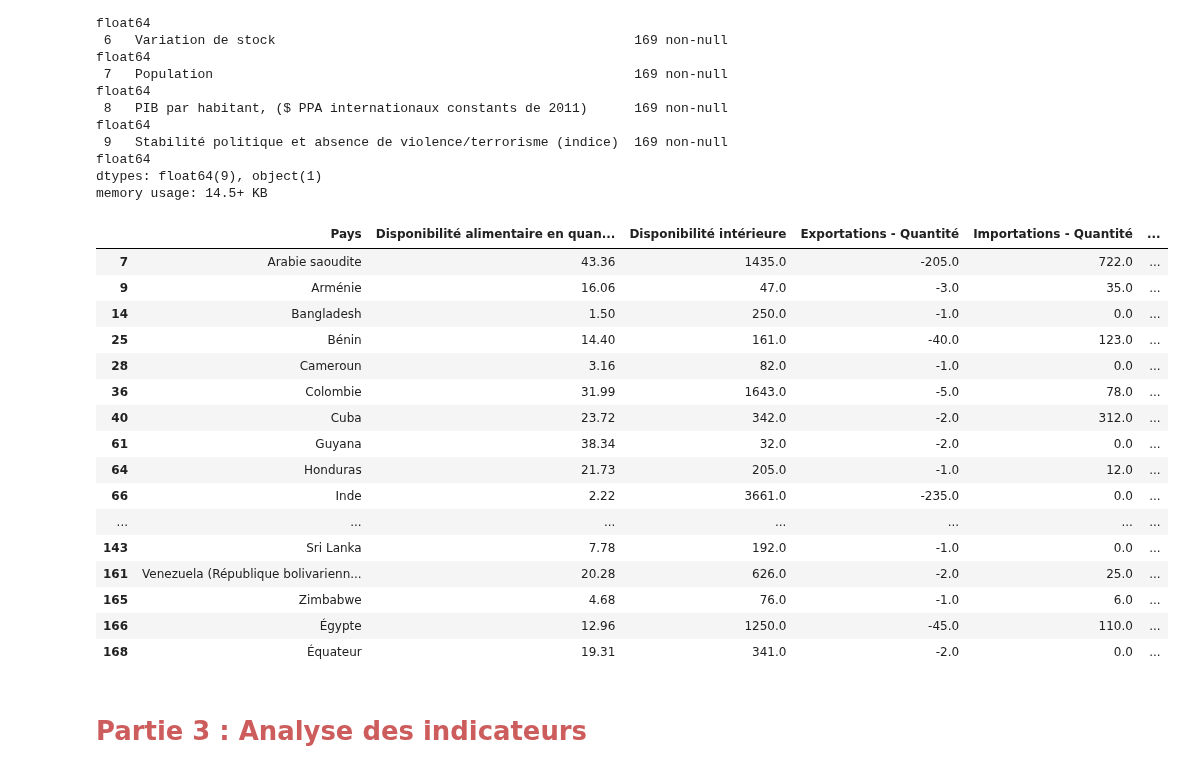
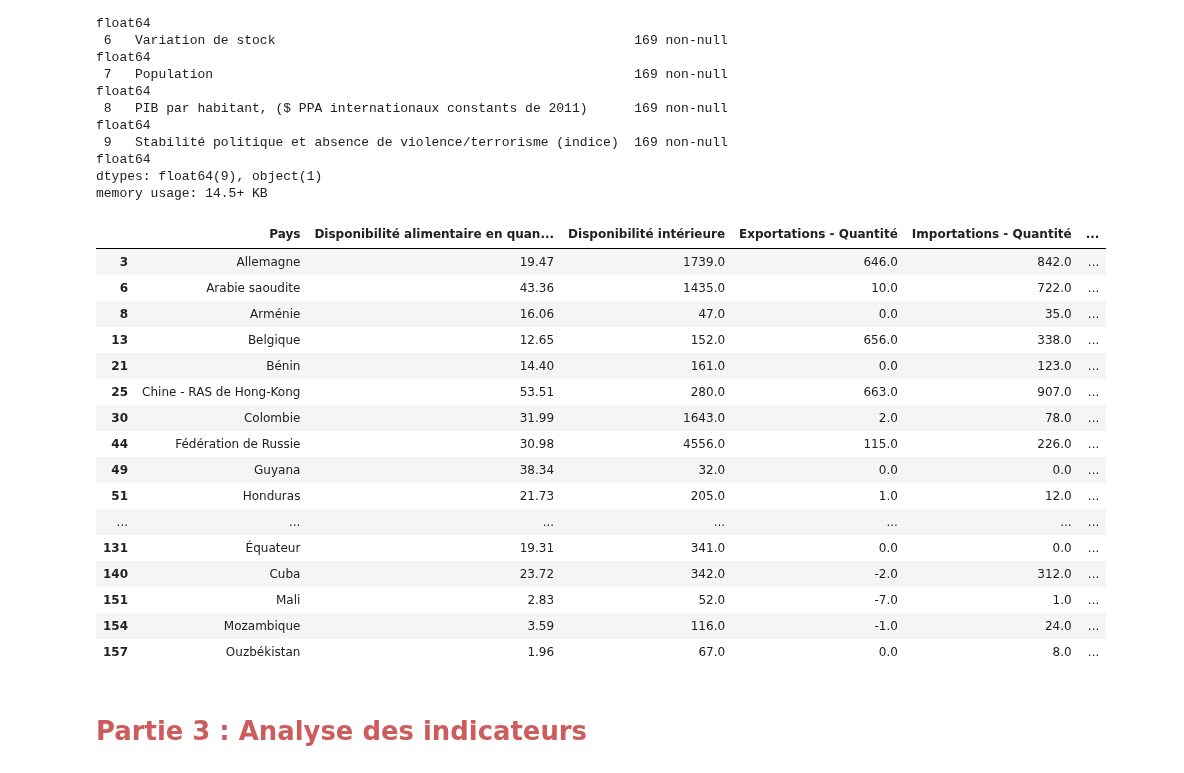
Before and after one commit to Randasabag/Etude-de-march-de-la-poule-qui-chante-avec-Python, a Jupyter notebook: projet9.ipynb, the cells around one changed output. Cells and saved outputs as stored; diff of their text form; code cells hidden in the pictures.

```diff
--- a/projet9.ipynb
+++ b/projet9.ipynb
@@ -340,3 +446,0 @@ df1
-# %%
-df_dispovol['Exportations - Quantité']=df_dispovol['Production']+df_dispovol['Importations - Quantité']+df_dispovol['Variation de stock']-df_dispovol['Disponibilité intérieure']
-df_dispovol.head()
@@ -356,3 +446,0 @@ df_dispovol[df_dispovol['Exportations - Quantité'].isna()]
-# %%
-df_dispovol['Importations - Quantité']=df_dispovol['Exportations - Quantité']-df_dispovol['Production']-df_dispovol['Variation de stock']+df_dispovol['Disponibilité intérieure']
-df_dispovol.tail()
@@ -370,16 +446,0 @@ df_dispovol[df_dispovol['Importations - Quantité'].isna()]
-# %%
-#Affectation des valeurs manquantes par les valeurs trouvées dans mes recherches
-df_dispovol.loc[df_dispovol['Pays'] == 'Pérou','Exportations - Quantité'] = 1
-df_dispovol.loc[df_dispovol['Pays'] == 'Pérou','Importations - Quantité'] = 60
-df_dispovol.loc[df_dispovol['Pays'] == 'Pérou','Variation de stock'] = 0
-df_dispovol.loc[df_dispovol['Pays'] == 'Ouzbékistan','Importations - Quantité'] = 8
-df_dispovol.loc[df_dispovol['Pays'] == 'Ouzbékistan','Disponibilité intérieure'] = 67
-df_dispovol.loc[df_dispovol['Pays'] == 'Ouzbékistan','Production'] = 58
-df_dispovol.loc[df_dispovol['Pays'] == 'Ouzbékistan','Variation de stock'] = -2
-df_dispovol.loc[df_dispovol['Pays'] == 'Ouzbékistan','Exportations - Quantité'] = 0
-df_dispovol.loc[df_dispovol['Pays'] == 'Djibouti','Importations - Quantité'] = 3
-df_dispovol.loc[df_dispovol['Pays'] == 'Maldives','Importations - Quantité'] = 12
-df_dispovol.loc[df_dispovol['Pays'] == 'République démocratique populaire lao','Importations - Quantité'] = 5
-df_dispovol.loc[df_dispovol['Pays'] == 'République démocratique populaire lao','Production'] = 33
-df_dispovol.loc[df_dispovol['Pays'] == 'République démocratique populaire lao','Variation de stock'] = 0
-df_dispovol.loc[df_dispovol['Pays'] == 'République démocratique populaire lao','Disponibilité intérieure'] = 38
@@ -410,5 +446,0 @@ dtype: int64
-# %%
-#Il reste toujours 4 valeurs manquantes pour l'exportation et la production des Maldives et Djibouti
-#que je vais remplacer par 0
-df_dispovol=df_dispovol.fillna(0)
-df_dispovol.head()
@@ -694,26 +728,26 @@ Data columns (total 10 columns):
 dtypes: float64(9), object(1)
 memory usage: 14.5+ KB
 # %%
-#récupère la ligne où le prix est négatif
-df_final_negatif=df_final[df_final['Exportations - Quantité']<0]
+#récupère la ligne où la dispo est négatif
+df_final_negatif=df_final[df_final['Variation de stock']<0]
 df_final_negatif
 # %% [output]
 |  | Pays | Disponibilité alimentaire en quan... | Disponibilité intérieure | Exportations - Quantité | Importations - Quantité | ... |
-| 7 | Arabie saoudite | 43.36 | 1435.0 | -205.0 | 722.0 | ... |
-| 9 | Arménie | 16.06 | 47.0 | -3.0 | 35.0 | ... |
-| 14 | Bangladesh | 1.50 | 250.0 | -1.0 | 0.0 | ... |
-| 25 | Bénin | 14.40 | 161.0 | -40.0 | 123.0 | ... |
-| 28 | Cameroun | 3.16 | 82.0 | -1.0 | 0.0 | ... |
-| 36 | Colombie | 31.99 | 1643.0 | -5.0 | 78.0 | ... |
-| 40 | Cuba | 23.72 | 342.0 | -2.0 | 312.0 | ... |
-| 61 | Guyana | 38.34 | 32.0 | -2.0 | 0.0 | ... |
-| 64 | Honduras | 21.73 | 205.0 | -1.0 | 12.0 | ... |
-| 66 | Inde | 2.22 | 3661.0 | -235.0 | 0.0 | ... |
+| 3 | Allemagne | 19.47 | 1739.0 | 646.0 | 842.0 | ... |
+| 6 | Arabie saoudite | 43.36 | 1435.0 | 10.0 | 722.0 | ... |
+| 8 | Arménie | 16.06 | 47.0 | 0.0 | 35.0 | ... |
+| 13 | Belgique | 12.65 | 152.0 | 656.0 | 338.0 | ... |
+| 21 | Bénin | 14.40 | 161.0 | 0.0 | 123.0 | ... |
+| 25 | Chine - RAS de Hong-Kong | 53.51 | 280.0 | 663.0 | 907.0 | ... |
+| 30 | Colombie | 31.99 | 1643.0 | 2.0 | 78.0 | ... |
+| 44 | Fédération de Russie | 30.98 | 4556.0 | 115.0 | 226.0 | ... |
+| 49 | Guyana | 38.34 | 32.0 | 0.0 | 0.0 | ... |
+| 51 | Honduras | 21.73 | 205.0 | 1.0 | 12.0 | ... |
 | ... | ... | ... | ... | ... | ... | ... |
-| 143 | Sri Lanka | 7.78 | 192.0 | -1.0 | 0.0 | ... |
-| 161 | Venezuela (République bolivarienn... | 20.28 | 626.0 | -2.0 | 25.0 | ... |
-| 165 | Zimbabwe | 4.68 | 76.0 | -1.0 | 6.0 | ... |
-| 166 | Égypte | 12.96 | 1250.0 | -45.0 | 110.0 | ... |
-| 168 | Équateur | 19.31 | 341.0 | -2.0 | 0.0 | ... |
+| 131 | Équateur | 19.31 | 341.0 | 0.0 | 0.0 | ... |
+| 140 | Cuba | 23.72 | 342.0 | -2.0 | 312.0 | ... |
+| 151 | Mali | 2.83 | 52.0 | -7.0 | 1.0 | ... |
+| 154 | Mozambique | 3.59 | 116.0 | -1.0 | 24.0 | ... |
+| 157 | Ouzbékistan | 1.96 | 67.0 | 0.0 | 8.0 | ... |
 # %% [markdown]
 # **<font color='indianred'>Partie 3 : Analyse des indicateurs</font>**
```
Also changed, not shown: parts of 34 cells of this notebook.
